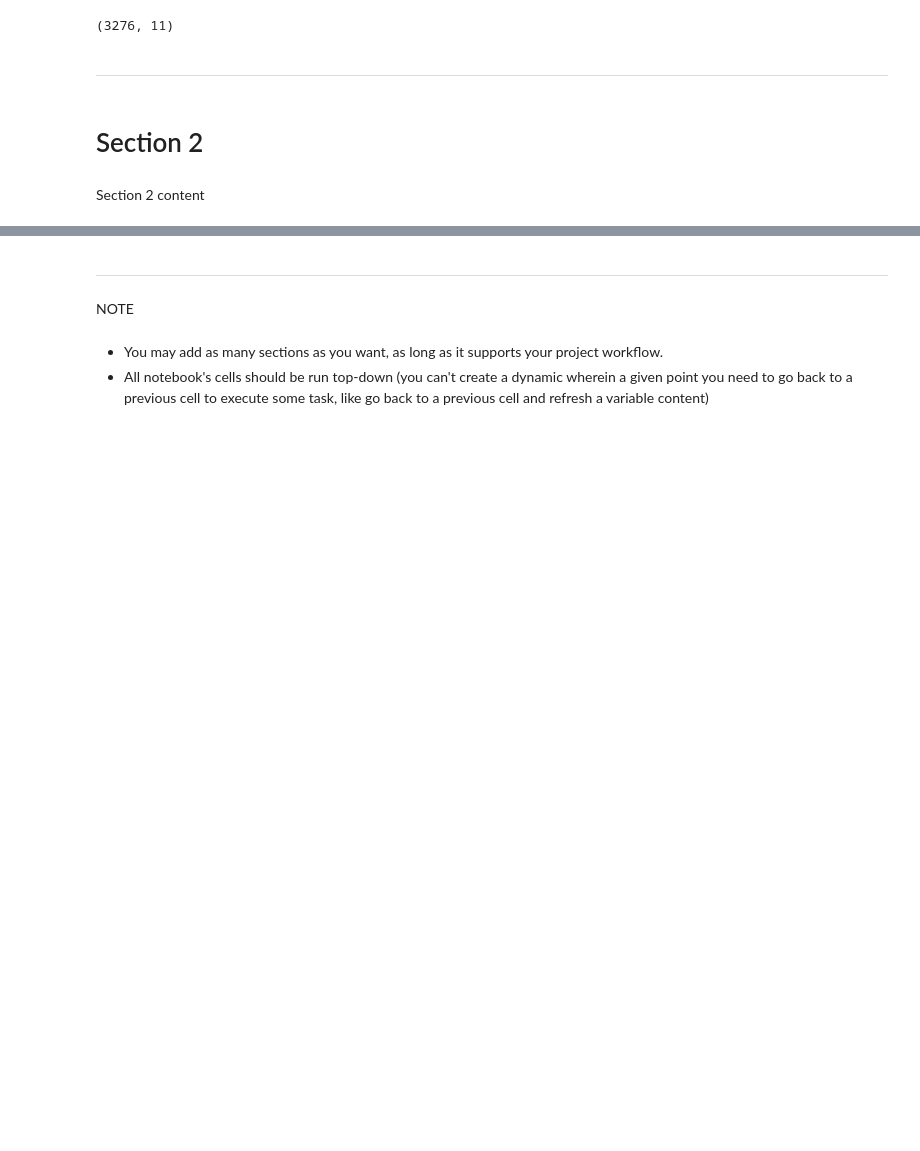
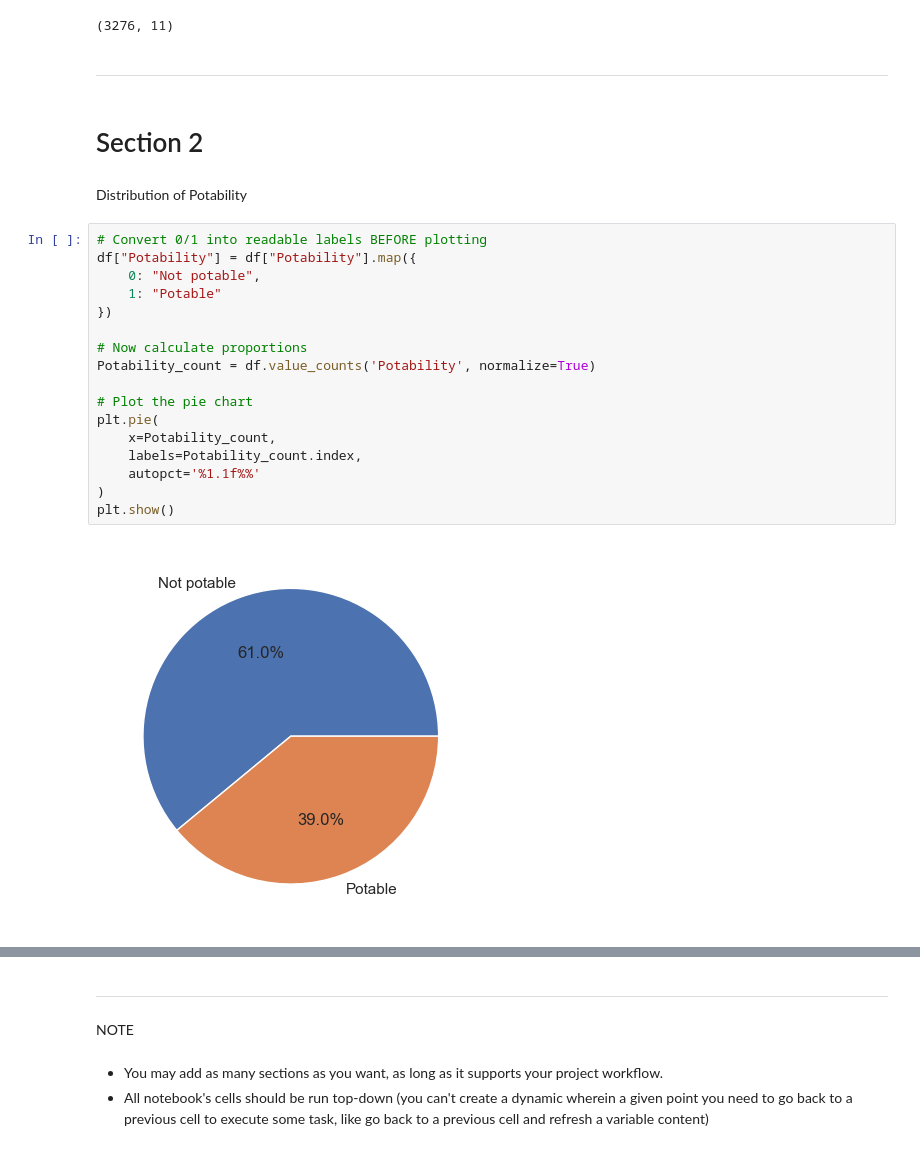
Before and after one commit to Lailah-Idrees/DA2_Assessment, a Jupyter notebook: jupyter_notebooks/Data_Visualisation.ipynb, the cells around one changed output, grey strips where cells are left out. Drawn from its saved outputs; the diff is of its cells as text; blank space fills up the shorter version.

```diff
--- a/jupyter_notebooks/Data_Visualisation.ipynb
+++ b/jupyter_notebooks/Data_Visualisation.ipynb
@@ -90,5 +106,24 @@ df.shape
 ---
 # %% [markdown]
 # Section 2
-# %% [markdown]
-Section 2 content
+# %% [markdown]
+Distribution of Potability
+# %%
+# Convert 0/1 into readable labels BEFORE plotting
+df["Potability"] = df["Potability"].map({
+    0: "Not potable",
+    1: "Potable"
+})
+
+# Now calculate proportions
+Potability_count = df.value_counts('Potability', normalize=True)
+
+# Plot the pie chart
+plt.pie(
+    x=Potability_count,
+    labels=Potability_count.index,
+    autopct='%1.1f%%'
+)
+plt.show()
+# %% [output]
+[figure, added]
```
Also changed, not shown: parts of 5 cells of this notebook, 1 other file.
